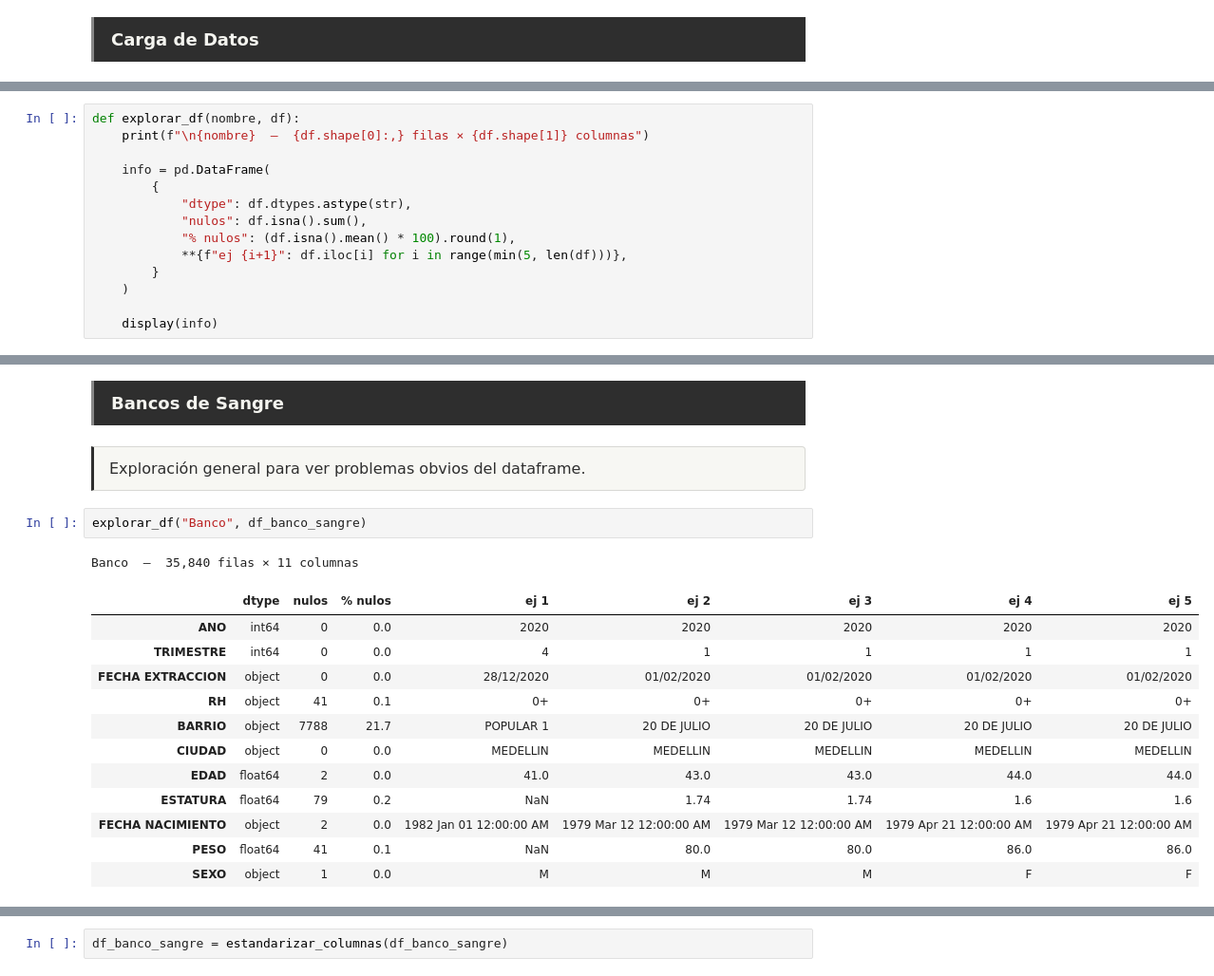
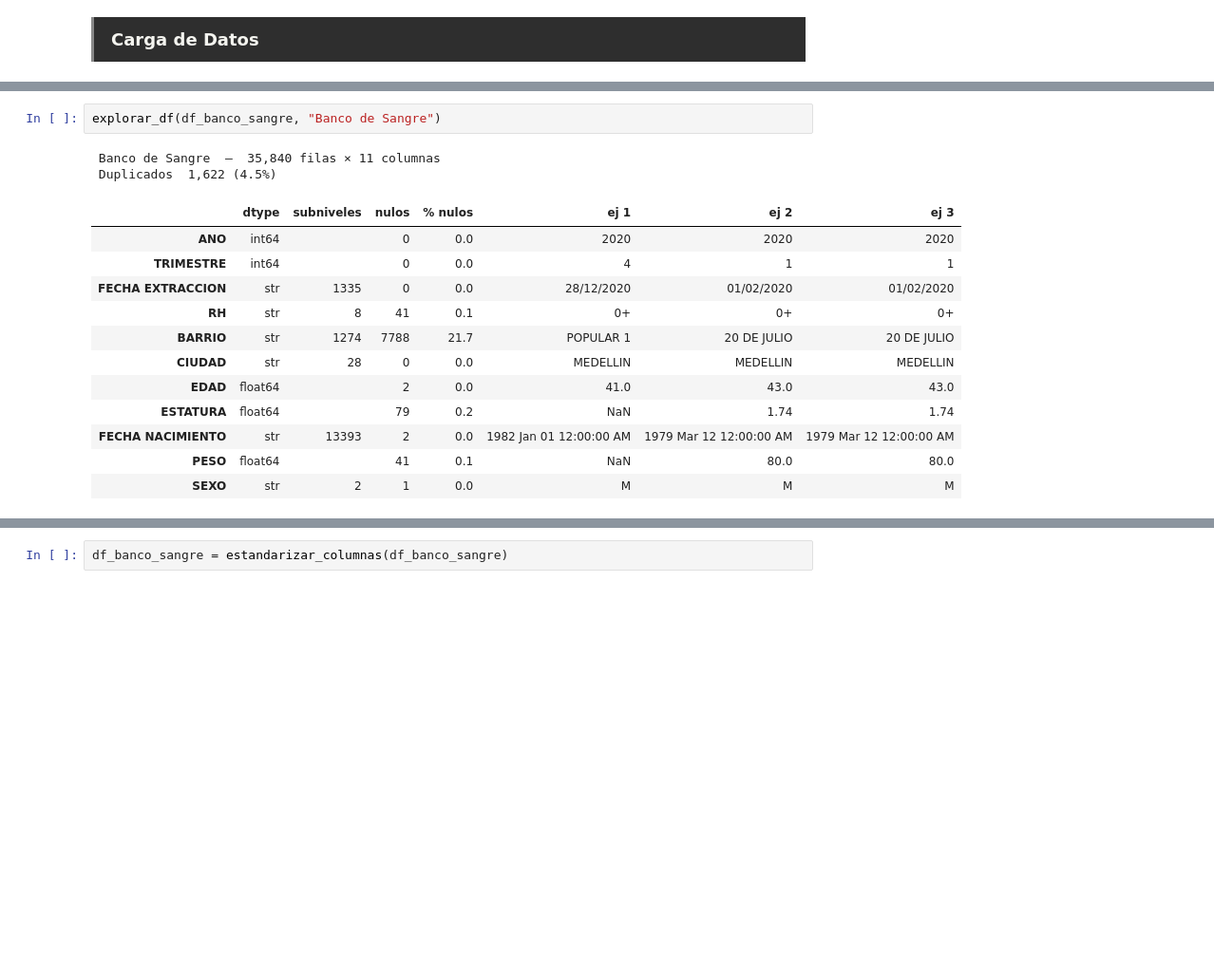
Before and after one commit to JeroHoyos/Sanghelios, a Jupyter notebook: notebooks/1_preprocessing.ipynb, the cells around one changed output, grey strips where cells are left out. Shown at 95% size. Cells and saved outputs as stored; diff of their text form; blank space fills up the shorter version.

```diff
--- a/notebooks/1_preprocessing.ipynb
+++ b/notebooks/1_preprocessing.ipynb
@@ -127,14 +133,0 @@ Atenciones: (221203, 12)
-# %%
-def explorar_df(nombre, df):
-    print(f"\n{nombre}  —  {df.shape[0]:,} filas × {df.shape[1]} columnas")
-
-    info = pd.DataFrame(
-        {
-            "dtype": df.dtypes.astype(str),
-            "nulos": df.isna().sum(),
-            "% nulos": (df.isna().mean() * 100).round(1),
-            **{f"ej {i+1}": df.iloc[i] for i in range(min(5, len(df)))},
-        }
-    )
-
-    display(info)
@@ -213,22 +134,17 @@ def histogramas_numericas(df):
-# %% [markdown]
-<div style="background:#2e2e2e; color:#f4f4ef; padding:13px 18px; letter-spacing:2px; text-transform:uppercase; font-size:18px; font-weight:bold; border-left:3px solid #888">Bancos de Sangre</div>
-# %% [markdown]
-<div style="background:#f7f7f3; padding:12px 16px; border:0.5px solid #d8d8d4; border-left:3px solid #2e2e2e; border-radius:0 4px 4px 0; font-size:16px; color:#2e2e2e">
-    Exploración general para ver problemas obvios del dataframe.
-</div>
 # %%
-explorar_df("Banco", df_banco_sangre)
+explorar_df(df_banco_sangre, "Banco de Sangre")
 # %% [output]
-Banco  —  35,840 filas × 11 columnas
+ Banco de Sangre  —  35,840 filas × 11 columnas
+ Duplicados  1,622 (4.5%)
-|  | dtype | nulos | % nulos | ej 1 | ej 2 | ej 3 | ej 4 | ej 5 |
-| ANO | int64 | 0 | 0.0 | 2020 | 2020 | 2020 | 2020 | 2020 |
-| TRIMESTRE | int64 | 0 | 0.0 | 4 | 1 | 1 | 1 | 1 |
-| FECHA EXTRACCION | object | 0 | 0.0 | 28/12/2020 | 01/02/2020 | 01/02/2020 | 01/02/2020 | 01/02/2020 |
-| RH | object | 41 | 0.1 | 0+ | 0+ | 0+ | 0+ | 0+ |
-| BARRIO | object | 7788 | 21.7 | POPULAR 1 | 20 DE JULIO | 20 DE JULIO | 20 DE JULIO | 20 DE JULIO |
-| CIUDAD | object | 0 | 0.0 | MEDELLIN | MEDELLIN | MEDELLIN | MEDELLIN | MEDELLIN |
-| EDAD | float64 | 2 | 0.0 | 41.0 | 43.0 | 43.0 | 44.0 | 44.0 |
-| ESTATURA | float64 | 79 | 0.2 | NaN | 1.74 | 1.74 | 1.6 | 1.6 |
-| FECHA NACIMIENTO | object | 2 | 0.0 | 1982 Jan 01 12:00:00 AM | 1979 Mar 12 12:00:00 AM | 1979 Mar 12 12:00:00 AM | 1979 Apr 21 12:00:00 AM | 1979 Apr 21 12:00:00 AM |
-| PESO | float64 | 41 | 0.1 | NaN | 80.0 | 80.0 | 86.0 | 86.0 |
-| SEXO | object | 1 | 0.0 | M | M | M | F | F |
+|  | dtype | subniveles | nulos | % nulos | ej 1 | ej 2 | ej 3 |
+| ANO | int64 |  | 0 | 0.0 | 2020 | 2020 | 2020 |
+| TRIMESTRE | int64 |  | 0 | 0.0 | 4 | 1 | 1 |
+| FECHA EXTRACCION | str | 1335 | 0 | 0.0 | 28/12/2020 | 01/02/2020 | 01/02/2020 |
+| RH | str | 8 | 41 | 0.1 | 0+ | 0+ | 0+ |
+| BARRIO | str | 1274 | 7788 | 21.7 | POPULAR 1 | 20 DE JULIO | 20 DE JULIO |
+| CIUDAD | str | 28 | 0 | 0.0 | MEDELLIN | MEDELLIN | MEDELLIN |
+| EDAD | float64 |  | 2 | 0.0 | 41.0 | 43.0 | 43.0 |
+| ESTATURA | float64 |  | 79 | 0.2 | NaN | 1.74 | 1.74 |
+| FECHA NACIMIENTO | str | 13393 | 2 | 0.0 | 1982 Jan 01 12:00:00 AM | 1979 Mar 12 12:00:00 AM | 1979 Mar 12 12:00:00 AM |
+| PESO | float64 |  | 41 | 0.1 | NaN | 80.0 | 80.0 |
+| SEXO | str | 2 | 1 | 0.0 | M | M | M |
```
Also changed, not shown: parts of 127 cells of this notebook, 4 other files.
